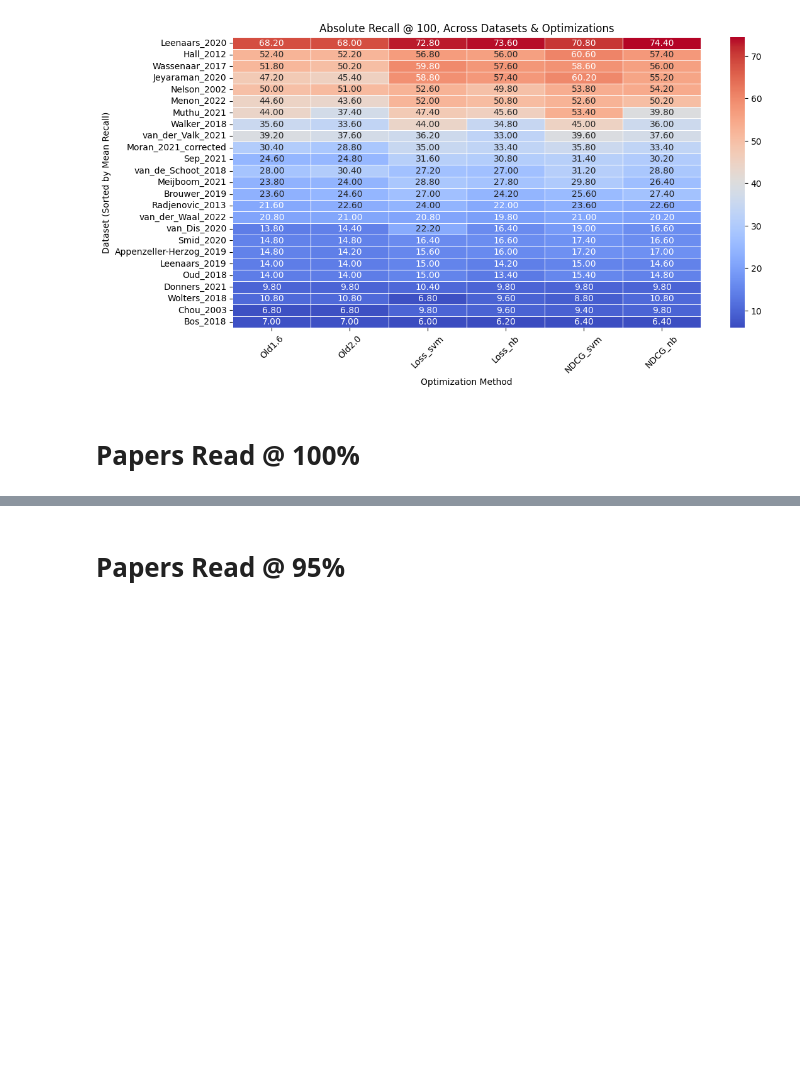
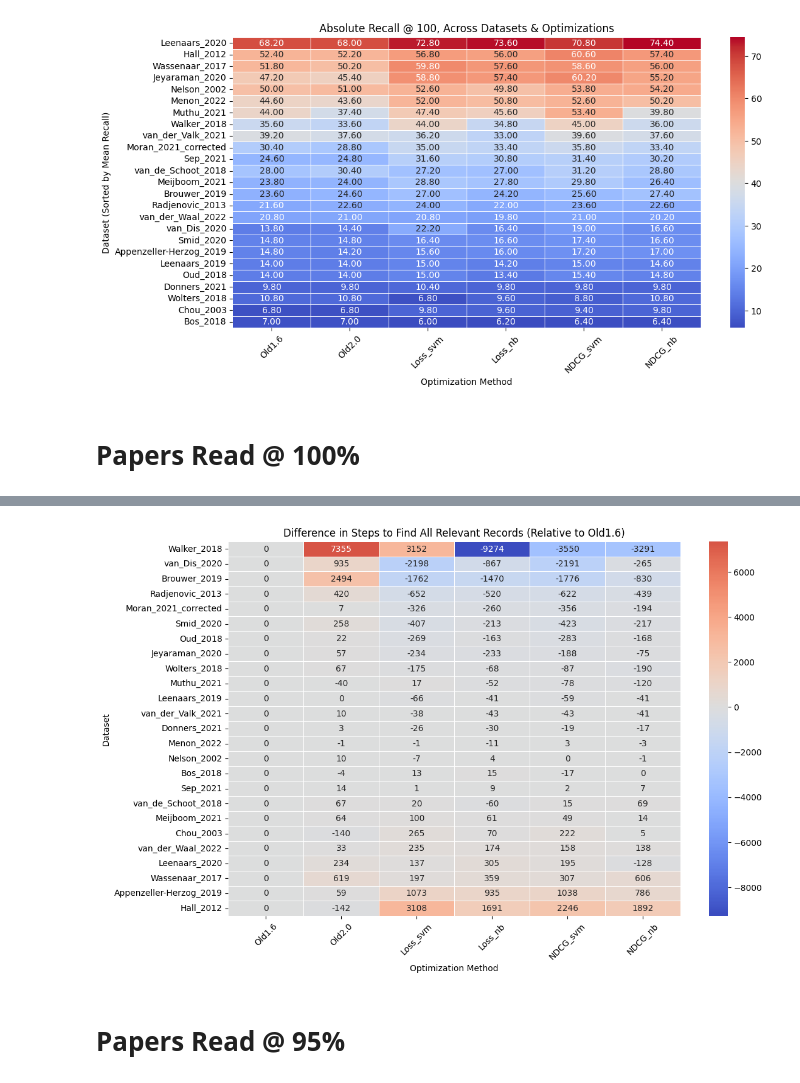
Before and after one commit to asreview/asreview-optuna, a Jupyter notebook: asreview2-optuna/comparison/comparison_visualizations.ipynb, the cells around one changed output, grey strips where cells are left out. Saved outputs shown, nothing was run; the diff lists cells and outputs as text; code cells hidden in the pictures; blank space fills up the shorter version.

Commit message:
Add diffs

```diff
--- a/asreview2-optuna/comparison/comparison_visualizations.ipynb
+++ b/asreview2-optuna/comparison/comparison_visualizations.ipynb
@@ -202,3 +204,33 @@ plt.show()
+# %%
+# Subtract "Old1.6" from all other columns
+heatmap_data_diff = heatmap_data.sub(heatmap_data["Old1.6"], axis=0)
+
+# Order datasets by mean difference for better readability
+heatmap_data_diff = heatmap_data_diff.loc[heatmap_data_diff.mean(axis=1).sort_values().index]
+
+heatmap_data_diff = heatmap_data_diff[
+    ["Old1.6", "Old2.0", "Loss_svm", "Loss_nb", "NDCG_svm", "NDCG_nb"]
+]
+
+# Plot heatmap of differences
+plt.figure(figsize=(12, 8))
+sns.heatmap(
+    heatmap_data_diff,
+    annot=True,
+    fmt=".0f",
+    cmap="coolwarm",  # Diverging colormap to show positive & negative differences
+    linewidths=0.5,
+    center=0  # Center at 0 for better visual contrast
+)
+
+plt.xlabel("Optimization Method")
+plt.ylabel("Dataset")
+plt.title("Difference in Steps to Find All Relevant Records (Relative to Old1.6)")
+plt.xticks(rotation=45)
+plt.yticks(rotation=0)
+plt.show()
+# %% [output]
+[figure, added]
 # %% [markdown]
 # Papers Read @ 95%
 # %%
```
Also changed, not shown: parts of 3 cells of this notebook.
